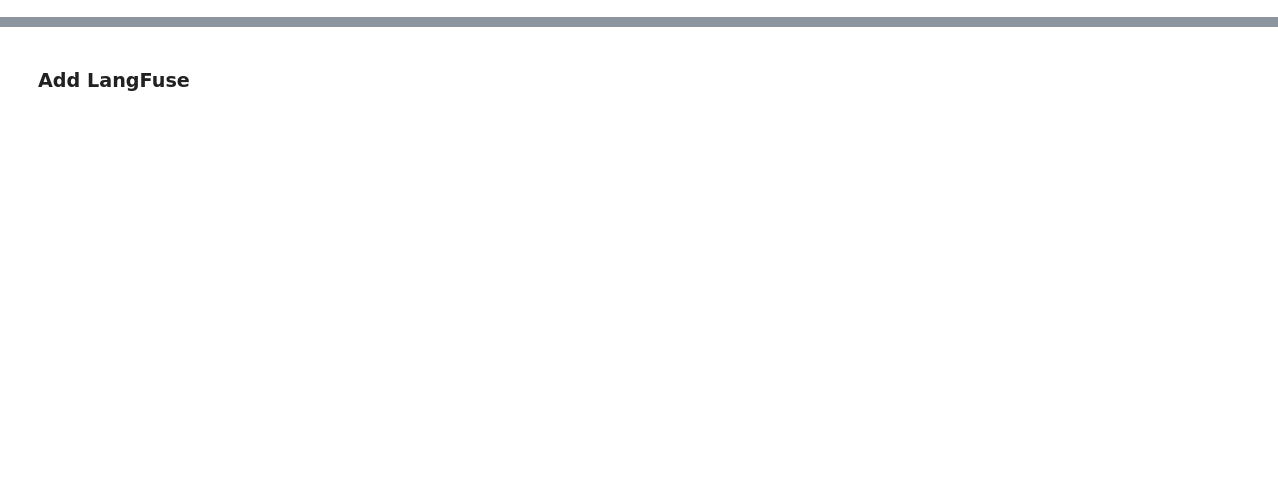
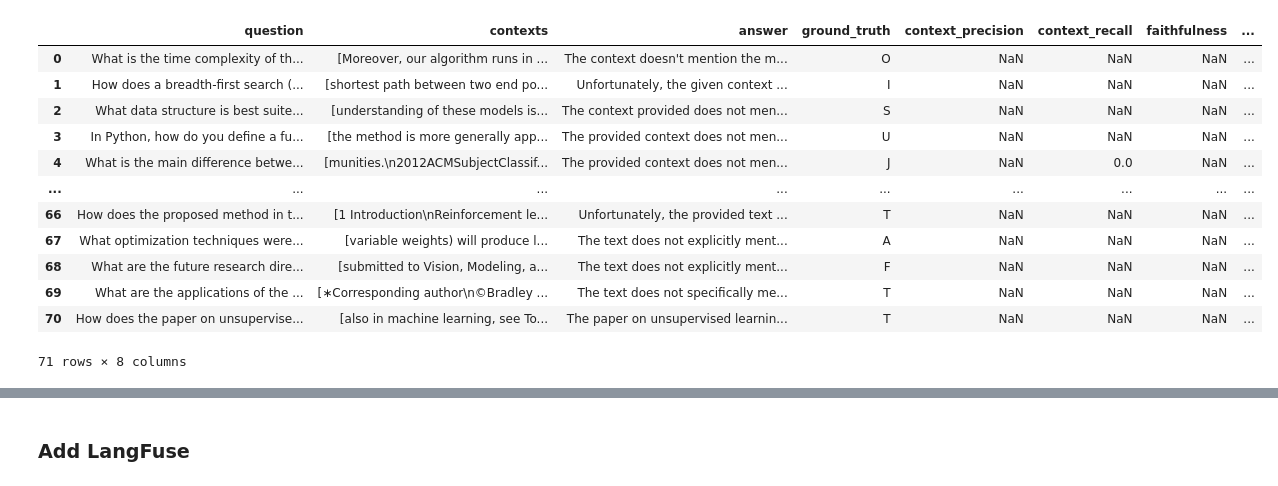
Before and after one commit to Gabriel9753/RAGXiv, a Jupyter notebook: src/test_sub/ragas.ipynb, the cells around one changed output, grey strips where cells are left out. Saved outputs shown, nothing was run; the diff lists cells and outputs as text; code cells hidden in the pictures; blank space fills up the shorter version.

```diff
--- a/src/test_sub/ragas.ipynb
+++ b/src/test_sub/ragas.ipynb
@@ -26,0 +1,4 @@ chunks
+# %%
+from datasets import load_from_disk
+
+ds = load_from_disk("./qa_dataset")
@@ -133,0 +72,21 @@ print(dataset)
+# %%
+from langchain.chains import StuffDocumentsChain, LLMChain
+from langchain_core.prompts import PromptTemplate
+from langchain_community.llms import OpenAI
+
+# This controls how each document will be formatted. Specifically,
+# it will be passed to `format_document` - see that function for more
+# details.
+document_prompt = PromptTemplate(
+    input_variables=["page_content"],
+    template="{page_content}"
+)
+document_variable_name = "context"
+# The prompt here should take as an input variable the
+# `document_variable_name`
+llm_chain = LLMChain(llm=llm, prompt=prompt)
+chain = StuffDocumentsChain(
+    llm_chain=llm_chain,
+    document_prompt=document_prompt,
+    document_variable_name=document_variable_name
+)
@@ -155,0 +182,18 @@ result.to_pandas()
+# %%
+df = result.to_pandas()
+
+df
+# %% [output]
+|  | question | contexts | answer | ground_truth | context_precision | context_recall | faithfulness | ... |
+| 0 | What is the time complexity of th... | [Moreover, our algorithm runs in ... | The context doesn't mention the m... | O | NaN | NaN | NaN | ... |
+| 1 | How does a breadth-first search (... | [shortest path between two end po... | Unfortunately, the given context ... | I | NaN | NaN | NaN | ... |
+| 2 | What data structure is best suite... | [understanding of these models is... | The context provided does not men... | S | NaN | NaN | NaN | ... |
+| 3 | In Python, how do you define a fu... | [the method is more generally app... | The provided context does not men... | U | NaN | NaN | NaN | ... |
+| 4 | What is the main difference betwe... | [munities.\n2012ACMSubjectClassif... | The provided context does not men... | J | NaN | 0.0 | NaN | ... |
+| ... | ... | ... | ... | ... | ... | ... | ... | ... |
+| 66 | How does the proposed method in t... | [1 Introduction\nReinforcement le... | Unfortunately, the provided text ... | T | NaN | NaN | NaN | ... |
+| 67 | What optimization techniques were... | [variable weights) will produce l... | The text does not explicitly ment... | A | NaN | NaN | NaN | ... |
+| 68 | What are the future research dire... | [submitted to Vision, Modeling, a... | The text does not explicitly ment... | F | NaN | NaN | NaN | ... |
+| 69 | What are the applications of the ... | [∗Corresponding author\n©Bradley ... | The text does not specifically me... | T | NaN | NaN | NaN | ... |
+| 70 | How does the paper on unsupervise... | [also in machine learning, see To... | The paper on unsupervised learnin... | T | NaN | NaN | NaN | ... |
+71 rows × 8 columns
```
Also changed, not shown: parts of 14 cells of this notebook, 17 other files.
